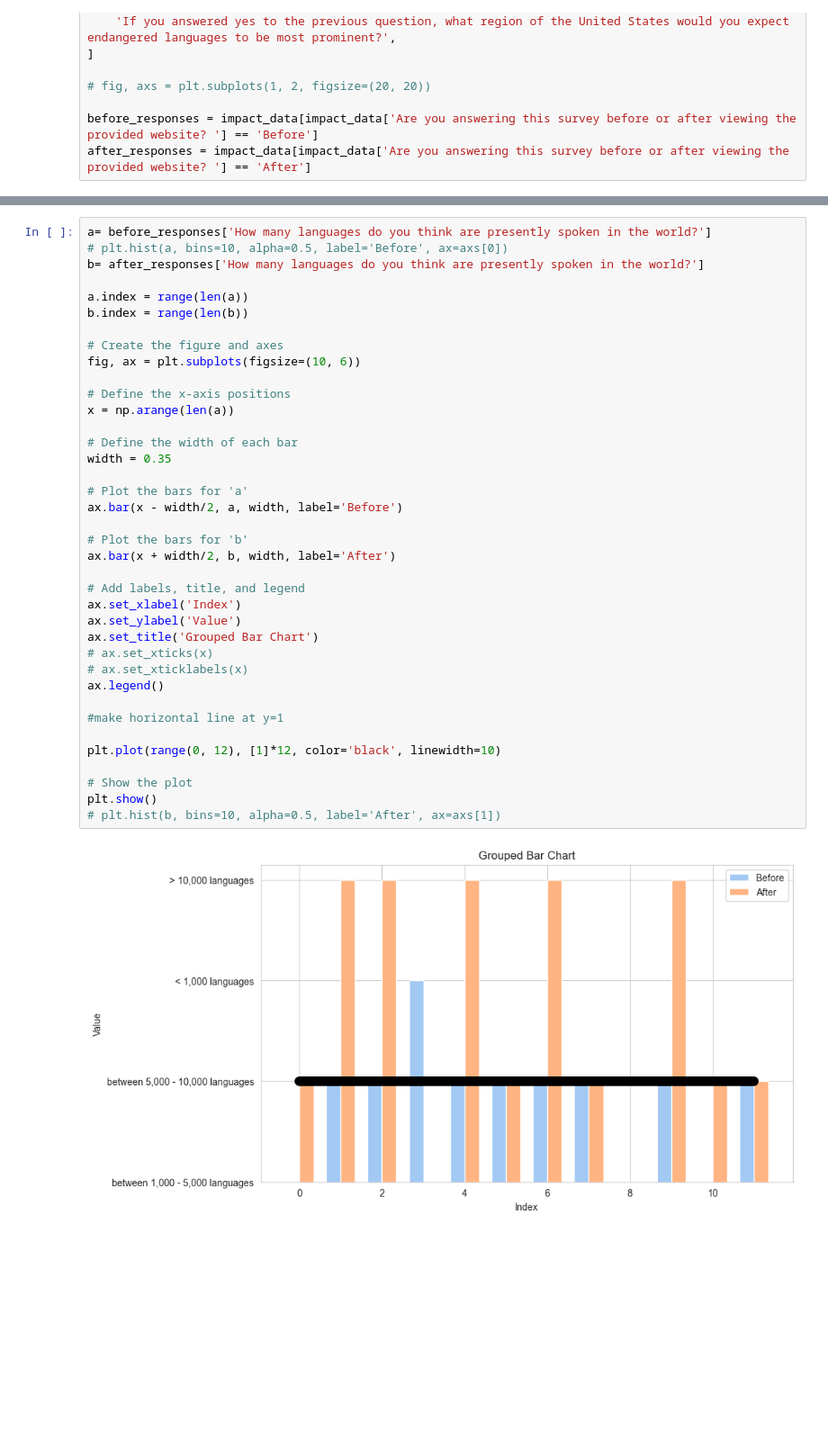
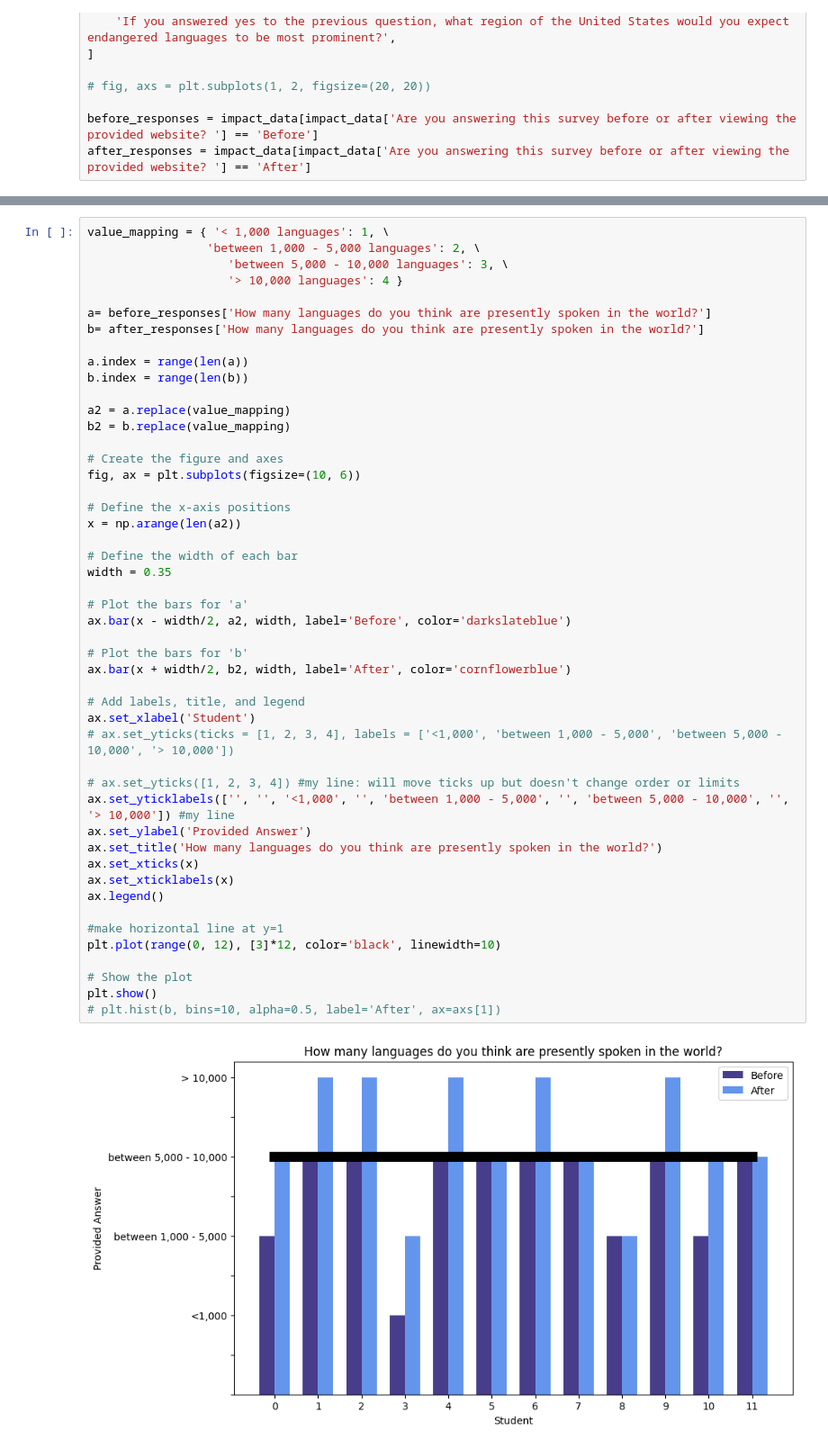
Before and after one commit to gcwarren/LanguageStatusVisualizationProject, a Jupyter notebook: ipynb_files/data_impact_analysis.ipynb, the cells around one changed output, grey strips where cells are left out. Shown: that part at 90% size. Saved outputs shown, nothing was run; the diff lists cells and outputs as text; blank space fills up the shorter version.

Commit message:
updated visualizations

```diff
--- a/ipynb_files/data_impact_analysis.ipynb
+++ b/ipynb_files/data_impact_analysis.ipynb
@@ -116,40 +124,50 @@ plt.show()
 # %%
+value_mapping = { '< 1,000 languages': 1, \
+                 'between 1,000 - 5,000 languages': 2, \
+                    'between 5,000 - 10,000 languages': 3, \
+                    '> 10,000 languages': 4 }
+
 a= before_responses['How many languages do you think are presently spoken in the world?']
-# plt.hist(a, bins=10, alpha=0.5, label='Before', ax=axs[0])
 b= after_responses['How many languages do you think are presently spoken in the world?']
 
 a.index = range(len(a))
 b.index = range(len(b))
 
+a2 = a.replace(value_mapping)
+b2 = b.replace(value_mapping)
+
 # Create the figure and axes
 fig, ax = plt.subplots(figsize=(10, 6))
 
 # Define the x-axis positions
-x = np.arange(len(a))
+x = np.arange(len(a2))
 
 # Define the width of each bar
 width = 0.35
 
 # Plot the bars for 'a'
-ax.bar(x - width/2, a, width, label='Before')
+ax.bar(x - width/2, a2, width, label='Before', color='darkslateblue')
 
 # Plot the bars for 'b'
-ax.bar(x + width/2, b, width, label='After')
+ax.bar(x + width/2, b2, width, label='After', color='cornflowerblue')
 
 # Add labels, title, and legend
-ax.set_xlabel('Index')
-ax.set_ylabel('Value')
-ax.set_title('Grouped Bar Chart')
-# ax.set_xticks(x)
-# ax.set_xticklabels(x)
+ax.set_xlabel('Student')
+# ax.set_yticks(ticks = [1, 2, 3, 4], labels = ['<1,000', 'between 1,000 - 5,000', 'between 5,000 - 10,000', '> 10,000'])
+
+# ax.set_yticks([1, 2, 3, 4]) #my line: will move ticks up but doesn't change order or limits
+ax.set_yticklabels(['', '', '<1,000', '', 'between 1,000 - 5,000', '', 'between 5,000 - 10,000', '', '> 10,000']) #my line
+ax.set_ylabel('Provided Answer')
+ax.set_title('How many languages do you think are presently spoken in the world?')
+ax.set_xticks(x)
+ax.set_xticklabels(x)
 ax.legend()
 
 #make horizontal line at y=1
-
-plt.plot(range(0, 12), [1]*12, color='black', linewidth=10)
+plt.plot(range(0, 12), [3]*12, color='black', linewidth=10)
 
 # Show the plot
 plt.show()
 # plt.hist(b, bins=10, alpha=0.5, label='After', ax=axs[1])
 # %% [output]
-[figure, old version]
+[figure, new version]
```
Also changed, not shown: parts of 7 cells of this notebook.
